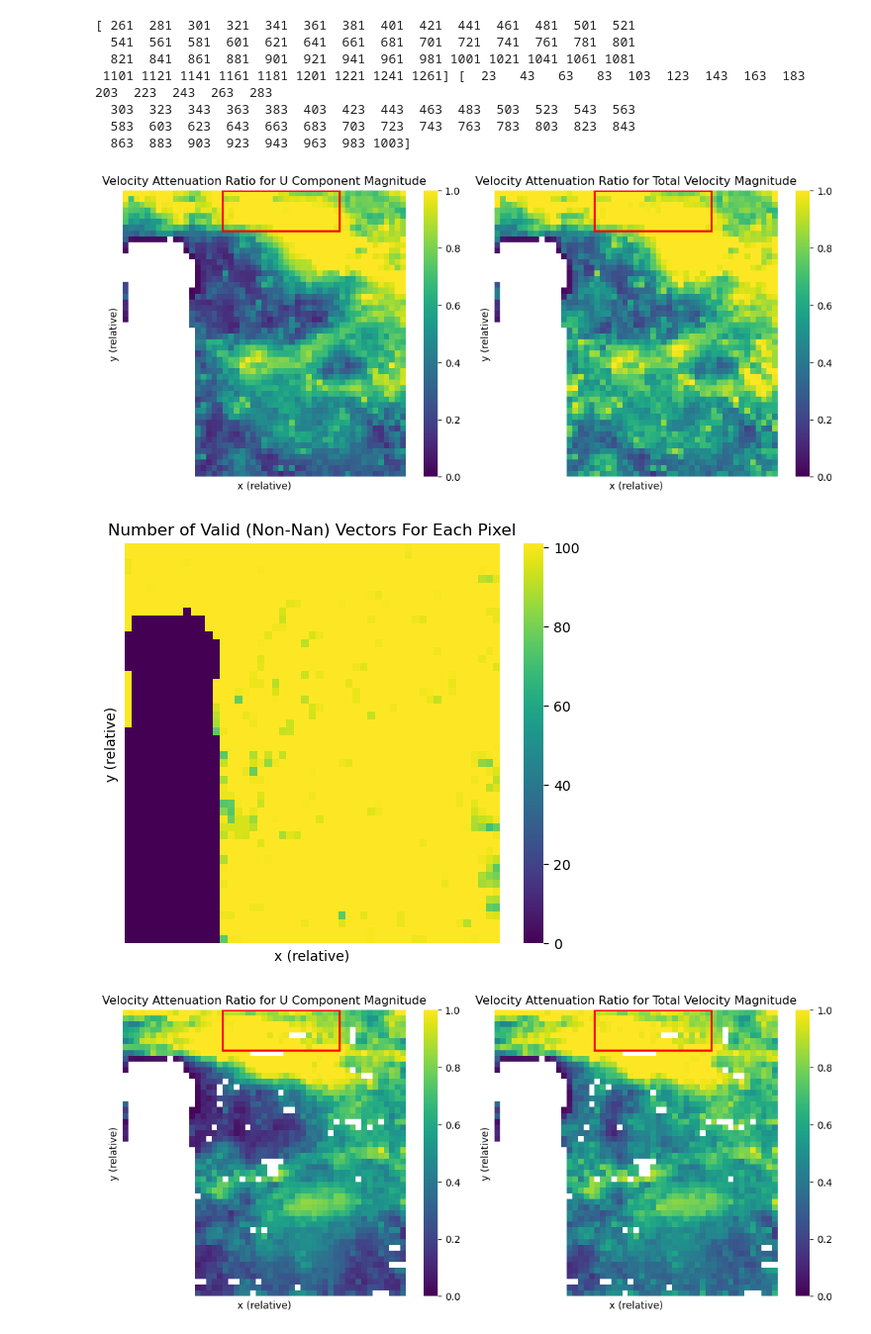
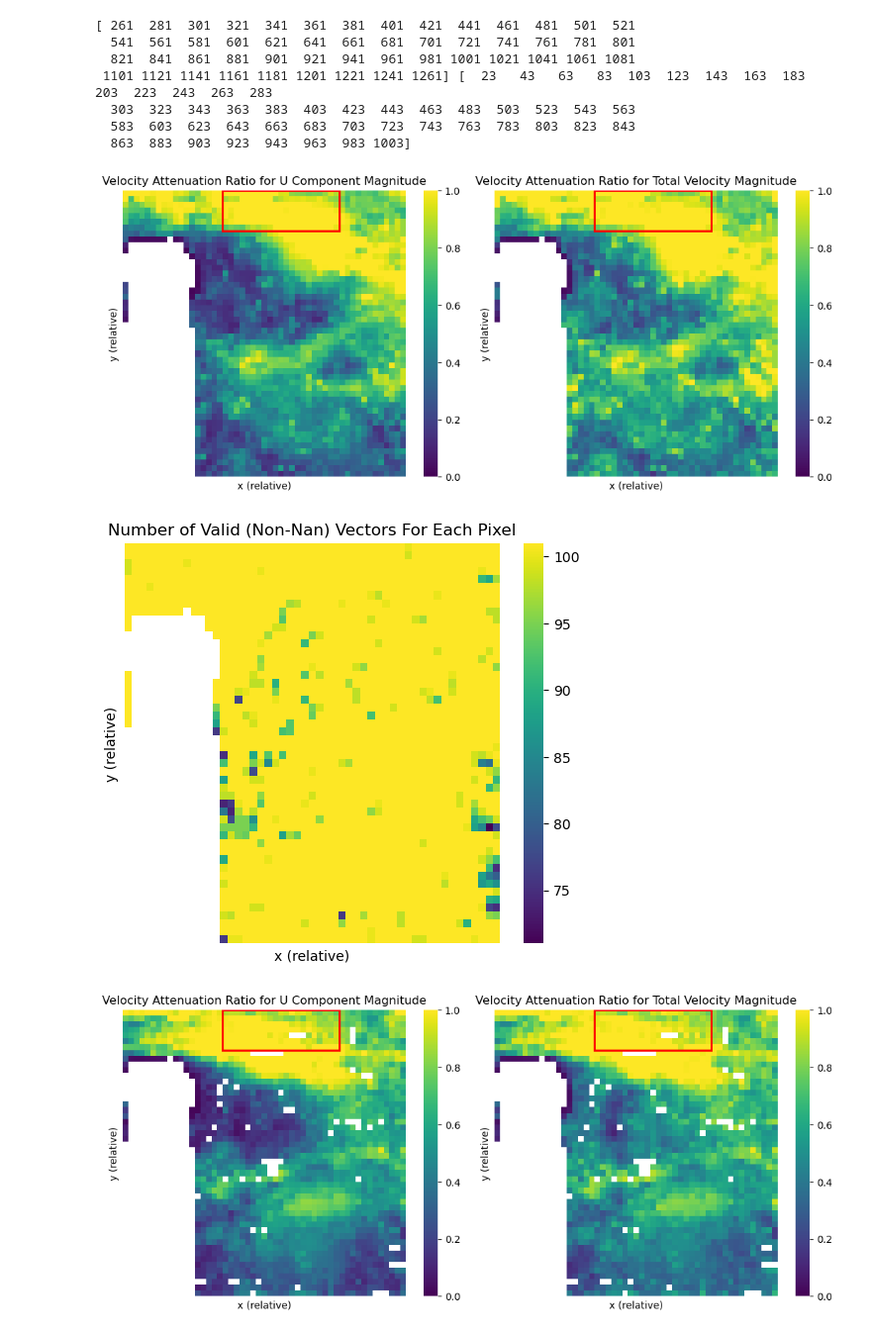
Before and after one commit to ohryv/PIVlab-Analysis, a Jupyter notebook: VelocityAttenuation_WorkingNotebook.ipynb, the cells around one changed output. Shown at 99% size. Cells and saved outputs as stored; diff of their text form; code cells hidden in the pictures.

```diff
--- a/VelocityAttenuation_WorkingNotebook.ipynb
+++ b/VelocityAttenuation_WorkingNotebook.ipynb
@@ -906,9 +1072,9 @@ def timeavg_small_area_attenuation_rad(filename, start_frame, end_frame, px, py,
 #testfile = "C:/Users/oksan/AppData/Roaming/.anaconda/navigator/scripts/SSR_2026/Input/catiedata_score3_frame87_unfiltered_75pct-speed.txt"
 #testfile = "C:/Users/oksan/AppData/Roaming/.anaconda/navigator/scripts/SSR_2026/Input/mydata6.25_score1_frame1_unfiltered_100pct-speed.txt"
 #testfile = "C:/Users/oksan/AppData/Roaming/.anaconda/navigator/scripts/SSR_2026/Input/mydata6.25_score2_frame249_unfiltered_100pct-speed.txt"
-#testfile = "Input/polyp-att-test_catiedata_score3_frame33_unfiltered_75pct-speed.txt"
-testfile = "Input/catiedata_score3_75pctspeed_unfiltered/catiethesisdata_score3_75pc_unfiltered_0100.txt"
-rootfile = "Input/catiedata_score3_75pctspeed_unfiltered/catiethesisdata_score3_75pc_unfiltered_"
+#testfile = "Input/Velocity Attenuation/polyp-att-test_catiedata_score3_frame33_unfiltered_75pct-speed.txt"
+testfile = "Input/Velocity Attenuation/catiedata_score3_75pctspeed_unfiltered/catiethesisdata_score3_75pc_unfiltered_0100.txt"
+rootfile = "Input/Velocity Attenuation/catiedata_score3_75pctspeed_unfiltered/catiethesisdata_score3_75pc_unfiltered_"
 data, xcol, ycol, ucol, vcol, col_len, vec_dist, xmin, xmax, xrange, ymin, ymax, yrange, pointarray_mag = break_down_data(testfile)
 print(xrange, yrange)
 # %% [output]
@@ -922,18 +1088,18 @@ print(xrange, yrange)
 # %%
 #Testing zone: try functions
 #velocity_attenuation_heatmap(testfile, 621, 1041, 23, 163)
 #uA, mA = timeavg_velocity_attenuation_heatmap_strategyA(rootfile, 200, 400, 621, 1041, 23, 163)
-uB, mB = timeavg_velocity_attenuation_heatmap_strategyB_mod(rootfile, 200, 00, 621, 1041, 23, 163)
+uB, mB = timeavg_velocity_attenuation_heatmap_strategyB_mod(rootfile, 200, 300, 621, 1041, 23, 163)
 # radius = 40
 # radatt_onefr = small_area_attenuation_rad(testfile, 441, 167, 621, 1041, 23, 163, radius)
 # radatt_tavg = timeavg_small_area_attenuation_rad(rootfile, 100, 200, 441, 167, 621, 1041, 23, 163, radius)
 # att_onefr = small_area_attenuation_rect(testfile, 261, 541, 163, 263, 621, 1041, 23, 163)
 # att_tavg = timeavg_small_area_attenuation_rect(rootfile, 100, 200, 261, 541, 163, 263, 621, 1041, 23, 163)
 # print(radatt_onefr, radatt_tavg)
 #print(att_onefr, att_tavg)
 # %% [output]
 [figure]
-[figure, old version]
+[figure, new version]
 # %%
 # Difference between averaging attenuation and averaging velocity then deriving attenuation
 uA, mA = timeavg_velocity_attenuation_heatmap_strategyA(rootfile, 100, 200, 621, 1041, 23, 163)
```
Also changed, not shown: parts of 2 cells of this notebook, 1 other file.
